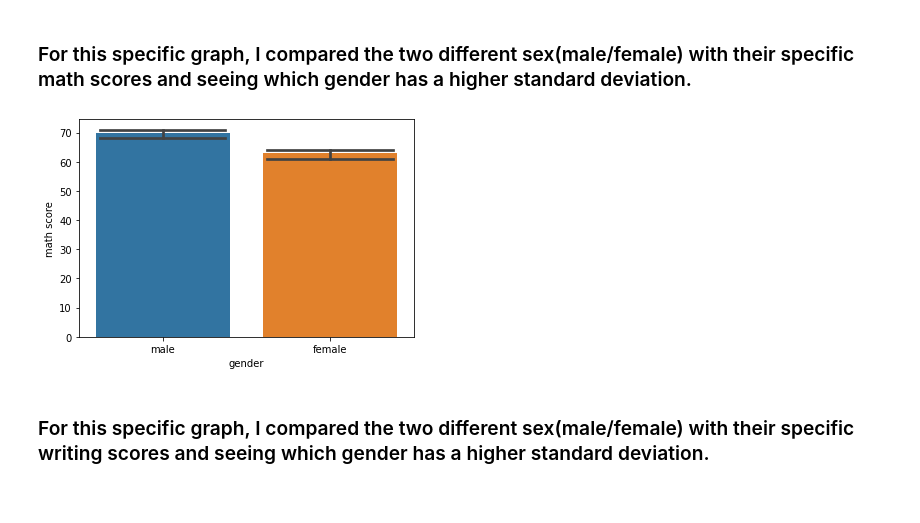
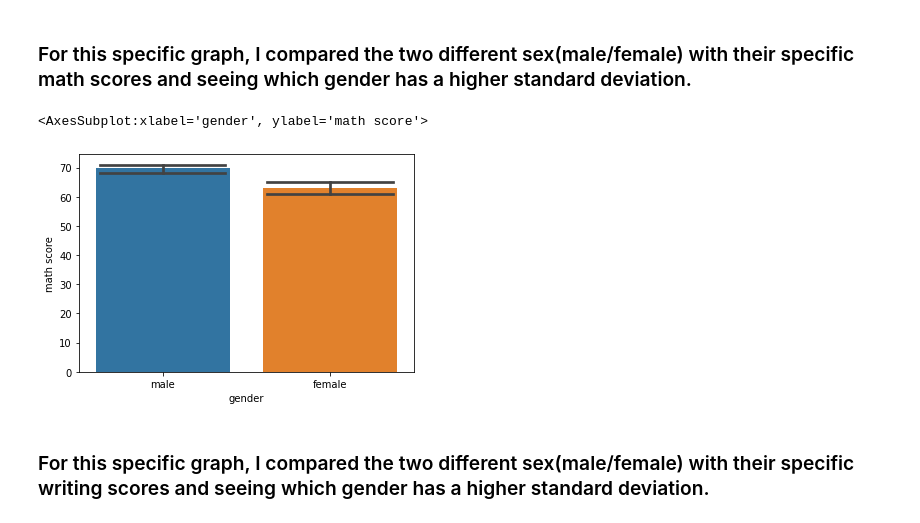
Before and after one commit to ubco-W2022T1-cosc301/project-group01, a Jupyter notebook: notebooks/analysis2.ipynb, the cells around one changed output. Cells and saved outputs as stored; diff of their text form; code cells hidden in the pictures.

```diff
--- a/notebooks/analysis2.ipynb
+++ b/notebooks/analysis2.ipynb
@@ -137,13 +122,11 @@ sns.barplot(x='gender',y='reading score', data=d, estimator=np.median, capsize =
 # %% [markdown]
 ### For this specific graph, I compared the two different sex(male/female) with their specific math scores and seeing which gender has a higher standard deviation.
 # %%
-import numpy as np
-import pandas as pd
-import matplotlib.pylab as plt
 d = pd.read_csv('../data/raw/exams.csv')
-j = sns.barplot(x='gender',y='math score', data=d,estimator=np.median, capsize = 0.75)
+sns.barplot(x='gender',y='math score', data=d,estimator=np.median, capsize = 0.75)
 # %% [output]
+<AxesSubplot:xlabel='gender', ylabel='math score'>
-[figure, old version]
+[figure, new version]
 # %% [markdown]
 ### For this specific graph, I compared the two different sex(male/female) with their specific writing scores and seeing which gender has a higher standard deviation.
 # %%
```
Also changed, not shown: parts of 15 cells of this notebook, 2 other files.
